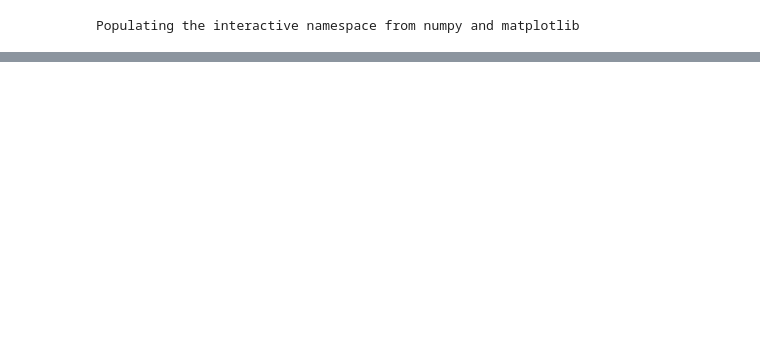
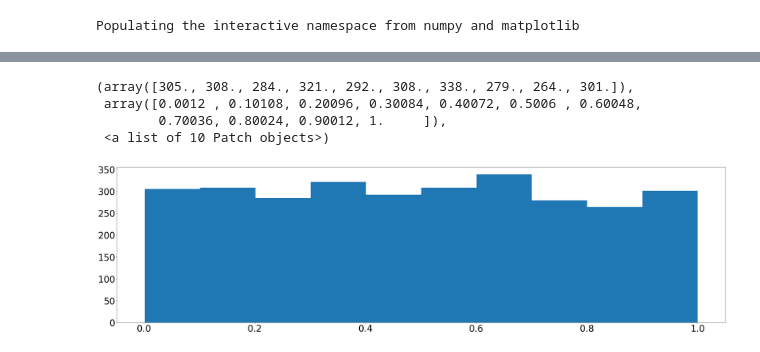
Before and after one commit to fabianp/Code_CMPT_paper, a Jupyter notebook: simulated_experiments/CMPT_plot_experiment.ipynb, the cells around one changed output, grey strips where cells are left out. Drawn from its saved outputs; the diff is of its cells as text; code cells hidden in the pictures; blank space fills up the shorter version.

```diff
--- a/simulated_experiments/CMPT_plot_experiment.ipynb
+++ b/simulated_experiments/CMPT_plot_experiment.ipynb
@@ -82,0 +105,8 @@ Sizes of ROI:
+# %%
+plt.hist(pvals_cmpt[:, 0], bins=10)
+# %% [output]
+(array([305., 308., 284., 321., 292., 308., 338., 279., 264., 301.]),
+ array([0.0012 , 0.10108, 0.20096, 0.30084, 0.40072, 0.5006 , 0.60048,
+        0.70036, 0.80024, 0.90012, 1.     ]),
+ <a list of 10 Patch objects>)
+[figure, added]
```
Also changed, not shown: parts of 14 cells of this notebook, 2 other files.
